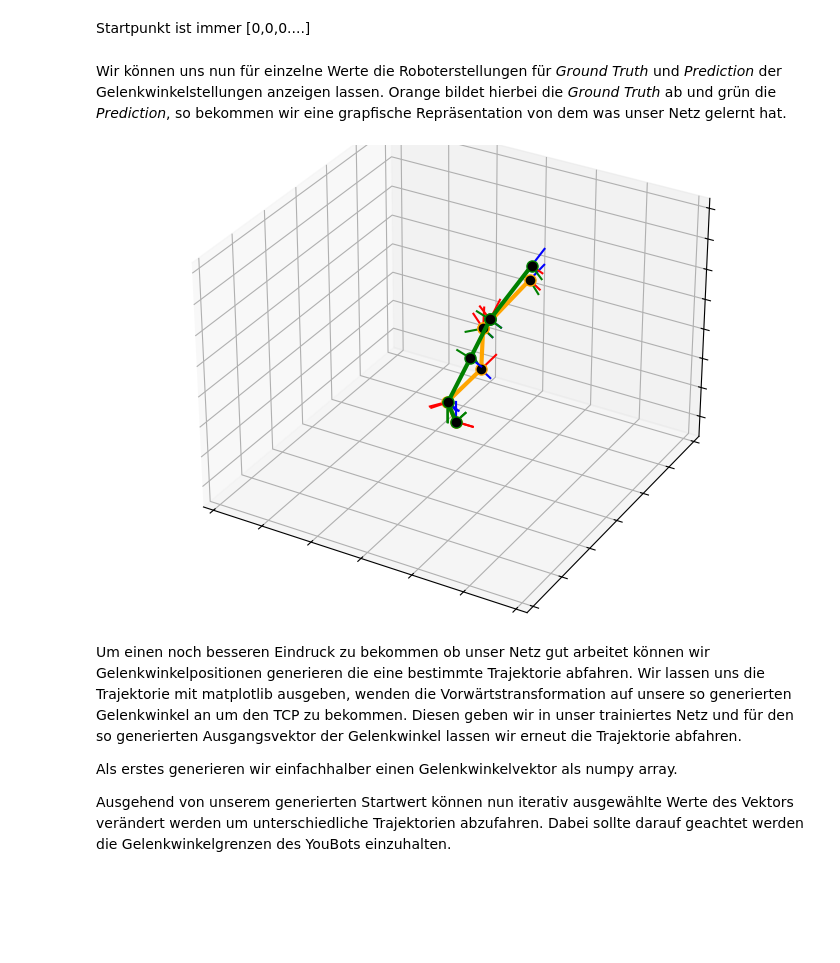
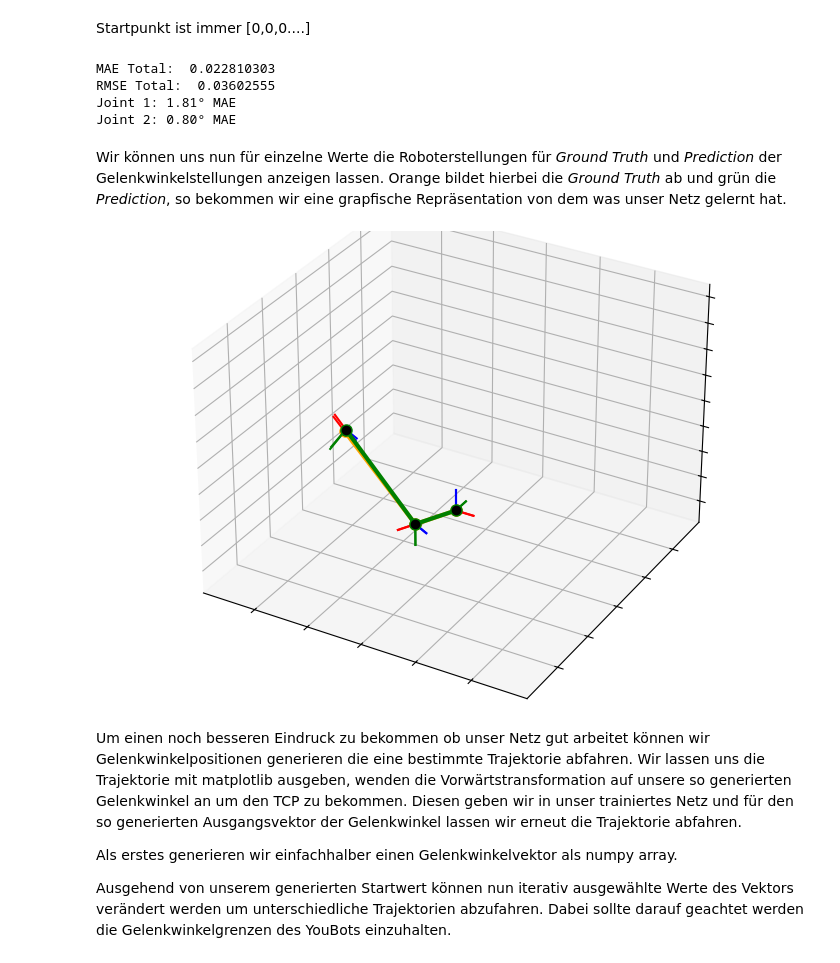
Before and after one commit to RoblabWh/DL-inversekinematic, a Jupyter notebook: 2-Deep Learning Inverse Kinematic.ipynb, the cells around one changed output. Drawn from its saved outputs; the diff is of its cells as text; code cells hidden in the pictures; blank space fills up the shorter version.

````diff
--- a/2-Deep Learning Inverse Kinematic.ipynb
+++ b/2-Deep Learning Inverse Kinematic.ipynb
@@ -203,9 +203,9 @@ datahandler.noised = True
 ```
 # %%
 datahandler.euler = True
-datahandler.relative = True
-datahandler.noised = True
-datahandler.normrange = "zeroToOne"
+datahandler.relative = False
+datahandler.noised = False
+datahandler.normrange = "minus1to1"
 # %% [markdown]
 Nun sollten wir uns im Vorfeld Gedanken darüber machen, wie unser Netz aussehen sollte. Neben dem Input- und dem Output-Layer haben wir noch eine Anzahl an sogenannten Hidden-Layers. Die Anzahl der Units im Input- und Output-Layer ist klar definiert, aber im Hidden-Layer können beliebig viele Neuronen mit diesen Schichten verbunden werden.
 
@@ -263,7 +282,7 @@ Die Loss-Funktion bestimmt, wie der Fehler am Ausgang des Netzes berechnet wird,
 # %%
 import torch.optim as optim
 # For a mean squared error regression problem
-optimizer = optim.Adam(model.parameters(), lr=0.001)
+optimizer = optim.Adam(model.parameters(), lr=0.0002)
 criterion = nn.MSELoss()
 
 model.to(device)
@@ -350,5 +369,5 @@ from src.trainer import Trainer
 datahandler.set_torch(True)
 trainer = Trainer(model, optimizer, criterion, device)
 trainer.tcp_loss = False
-trainer(datahandler, samples=250000, epochs=10, batch_size=100)
+trainer(datahandler, samples=1000000, epochs=30, batch_size=250)
 model.eval()
@@ -387,7 +391,7 @@ Nun wollen wir überprüfen ob unser Netz auch auf neuen Daten funktioniert. Daf
 datahandler.compute_extreme_positions = False
 datahandler.set_torch(True)
 model.eval()
-tcp, gt_joints = datahandler(2000)
+tcp, gt_joints = datahandler(20000)
 pred = model(tcp)
 # Denormalize joint positions and TCP and get it off the GPU and back to numpy arrays
 gt_pos = datahandler.denorm_joint(gt_joints).cpu().numpy()
@@ -396,4 +400,3 @@ if trainer.tcp_loss:
 else:
     pred = datahandler.denorm_joint(pred).cpu().detach().numpy()
 datahandler.set_torch(False)
-pass
@@ -400,17 +461,32 @@ pass
 # %% [markdown]
 Startpunkt ist immer [0,0,0....]
+# %%
+mae_per_joint = np.mean(np.abs(gt_pos - pred), axis=0)
+mae_total = np.mean(mae_per_joint)
+rmse_total = np.sqrt(np.mean((gt_pos - pred)**2))
+
+print("MAE Total: ", mae_total)
+print("RMSE Total: ", rmse_total)
+
+for i, error in enumerate(mae_per_joint):
+    print(f"Joint {i+1}: {np.degrees(error):.2f}° MAE")
+# %% [output]
+MAE Total:  0.022810303
+RMSE Total:  0.03602555
+Joint 1: 1.81° MAE
+Joint 2: 0.80° MAE
 # %% [markdown]
 Wir können uns nun für einzelne Werte die Roboterstellungen für *Ground Truth* und *Prediction* der Gelenkwinkelstellungen anzeigen lassen. Orange bildet hierbei die *Ground Truth* ab und grün die *Prediction*, so bekommen wir eine grapfische Repräsentation von dem was unser Netz gelernt hat.
 # %%
 %matplotlib widget
 from src.robot_animation import RobotAnimation
 
 drawer = RobotAnimation(datahandler.robot)
 #Nummer des Datensatzes
-t = 99
+t = 31
 drawer.draw_robot([gt_pos[t], pred[t]])
 # %% [output]
-[figure, old version]
+[figure, new version]
 # %% [markdown]
 Um einen noch besseren Eindruck zu bekommen ob unser Netz gut arbeitet können wir Gelenkwinkelpositionen generieren die eine bestimmte Trajektorie abfahren. Wir lassen uns die Trajektorie mit matplotlib ausgeben, wenden die Vorwärtstransformation auf unsere so generierten Gelenkwinkel an um den TCP zu bekommen. Diesen geben wir in unser trainiertes Netz und für den so generierten Ausgangsvektor der Gelenkwinkel lassen wir erneut die Trajektorie abfahren.
 
````
Also changed, not shown: parts of 18 cells of this notebook, 5 other files.
